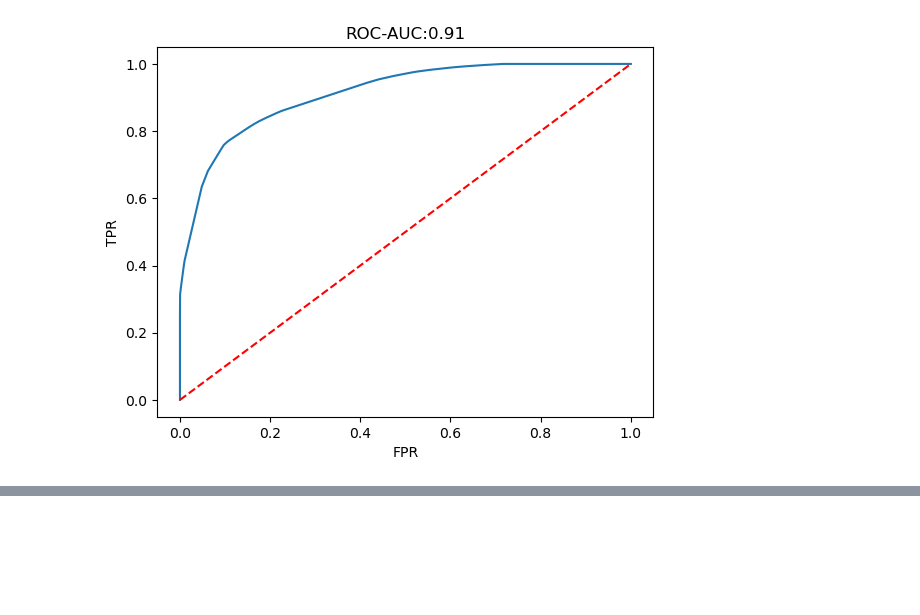
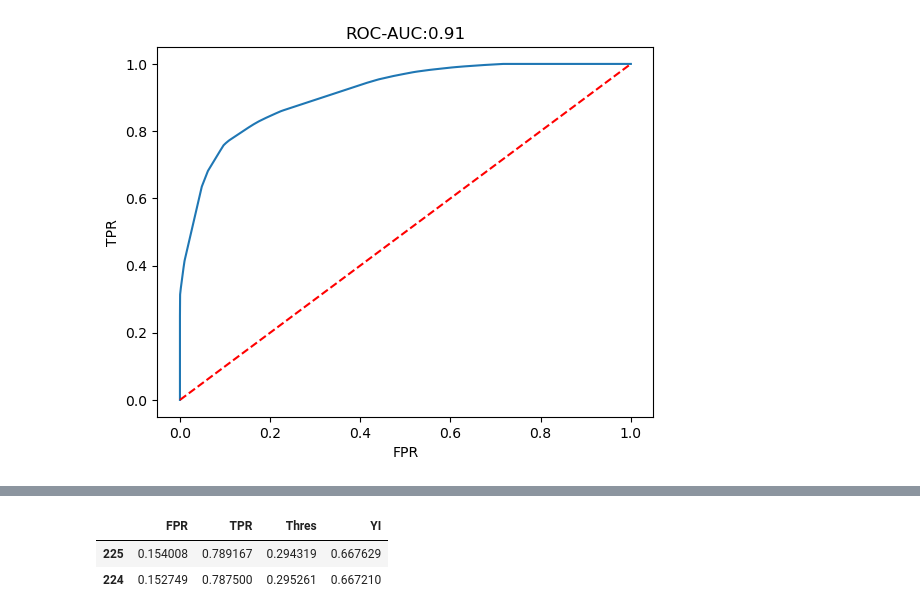
Before and after one commit to NaveenKumar2538/Hotel_cancellation_casestudy, a Jupyter notebook: Hotel Cancellation Case Study JUN 25.ipynb, the cells around one changed output, grey strips where cells are left out. Cells and saved outputs as stored; diff of their text form; code cells hidden in the pictures; blank space fills up the shorter version.

```diff
--- a/Hotel Cancellation Case Study JUN 25.ipynb
+++ b/Hotel Cancellation Case Study JUN 25.ipynb
@@ -741,0 +773,11 @@ ypred_vote_h = (ypred_vote_s>=0.4).astype(int)
+# %%
+# LEts cut-off the classifier
+fpr,tpr,thres = roc_curve(y_test,ypred_vote_s)
+pd.DataFrame({'FPR':fpr,
+              'TPR':tpr,
+              'Thres':thres,
+              'YI':tpr*(1-fpr)}).sort_values(by='YI',ascending=False).head(2)
+# %% [output]
+|  | FPR | TPR | Thres | YI |
+| 225 | 0.154008 | 0.789167 | 0.294319 | 0.667629 |
+| 224 | 0.152749 | 0.787500 | 0.295261 | 0.667210 |
```
Also changed, not shown: parts of 25 cells of this notebook, 1 other file.
